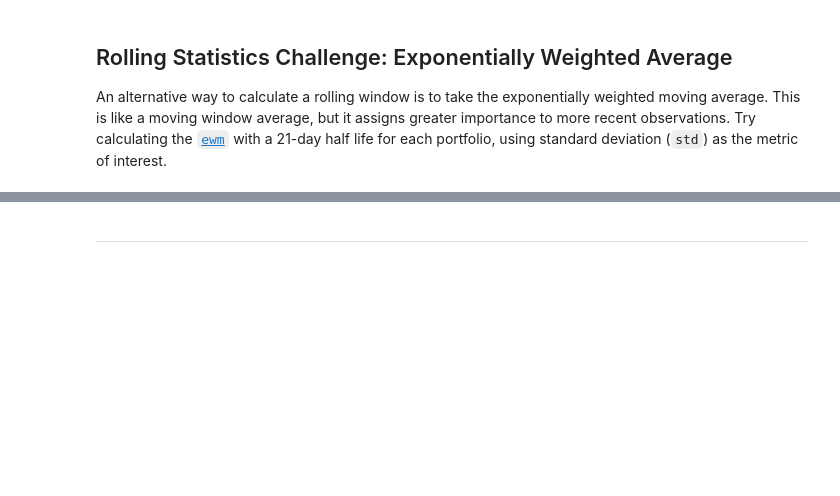
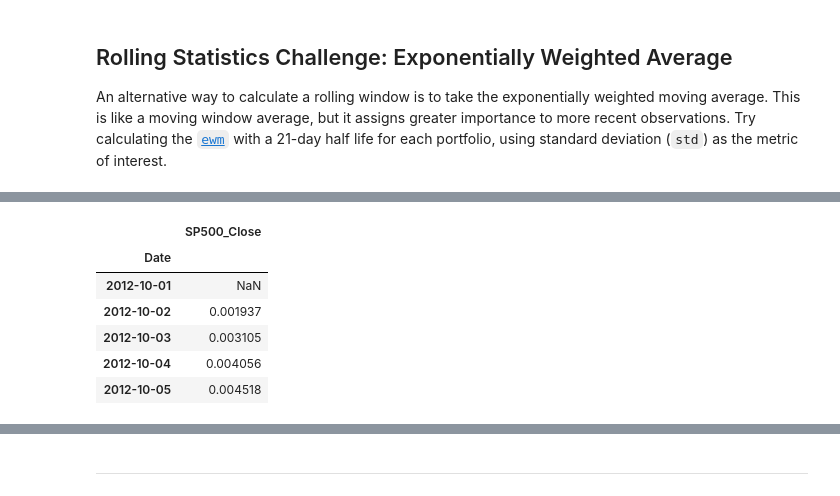
Before and after one commit to gadam/fintech_assessment_03, a Jupyter notebook: whale_analysis.ipynb, the cells around one changed output, grey strips where cells are left out. Cells and saved outputs as stored; diff of their text form; code cells hidden in the pictures; blank space fills up the shorter version.

```diff
--- a/whale_analysis.ipynb
+++ b/whale_analysis.ipynb
@@ -551,0 +582,12 @@ An alternative way to calculate a rolling window is to take the exponentially we
+# %%
+# Use `ewm` to calculate the rolling window for the S&P 500 using standard deviation
+sp500_ewm = sp500_daily_returns.ewm(halflife="21 days", times=pd.DatetimeIndex(sp500_daily_returns)).std()
+sp500_ewm.head()
+# %% [output]
+|  | SP500_Close |
+| Date |  |
+| 2012-10-01 | NaN |
+| 2012-10-02 | 0.001937 |
+| 2012-10-03 | 0.003105 |
+| 2012-10-04 | 0.004056 |
+| 2012-10-05 | 0.004518 |
```
Also changed, not shown: parts of 6 cells of this notebook.
